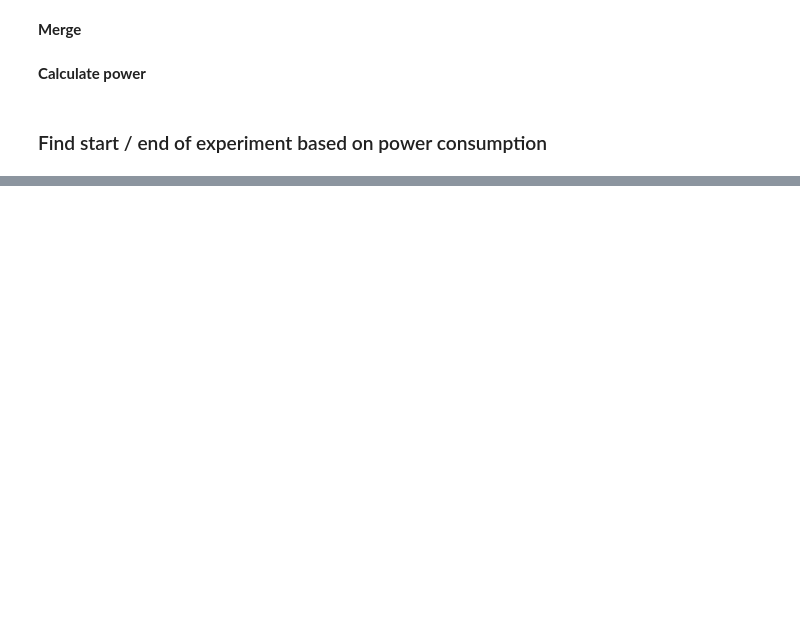
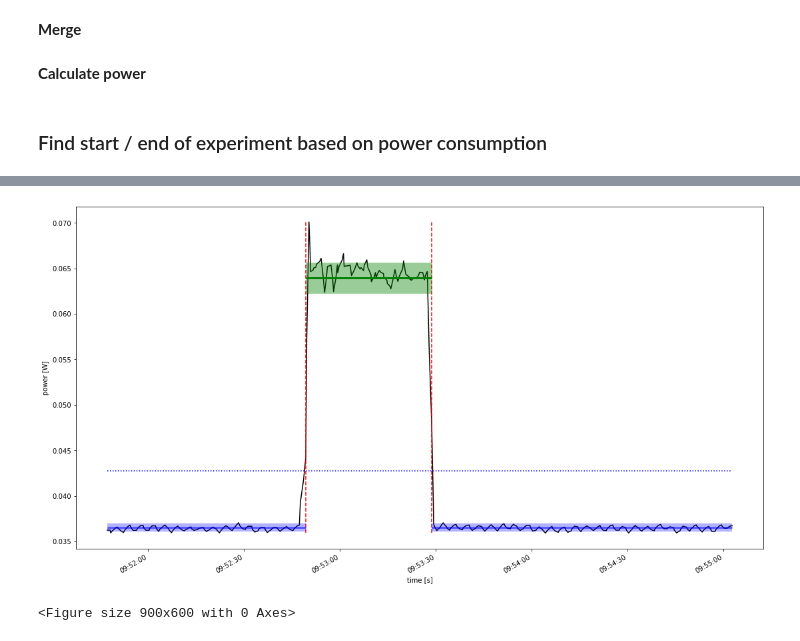
Before and after one commit to andre-stemper/ATMonSAT, a Jupyter notebook: testbench/postprocessing_calculate_power.ipynb, the cells around one changed output, grey strips where cells are left out. Saved outputs shown, nothing was run; the diff lists cells and outputs as text; code cells hidden in the pictures; blank space fills up the shorter version.

Commit message:
Modifications of some postprocessing scripts to beautify plots

```diff
--- a/testbench/postprocessing_calculate_power.ipynb
+++ b/testbench/postprocessing_calculate_power.ipynb
@@ -237,0 +267,50 @@ plt.rcParams.update({'font.size': fs})
+# %%
+
+linewidth = 3
+
+power_max = dataframe_power['power'].max()
+power_min = dataframe_power['power'].min()
+
+time_begin = dataframe_power.index[0]
+time_end  = dataframe_power.index[-1]
+
+power_threshold = power_min + (power_max - power_min) * threshold_percentage/100.0
+experiment_begin = dataframe_power[dataframe_power['power'].gt(power_threshold)].index[0]
+print("Experiment begin: {}".format(experiment_begin))
+experiment_end = dataframe_power[dataframe_power['power'].gt(power_threshold)].index[-1]
+print("Experiment end: {}".format(experiment_end))
+
+ax = dataframe_power['power'].plot(color='k')
+figure = ax.get_figure()
+figure.set_size_inches(18.5, 10.5)
+
+figure = ax.get_figure()
+length = 72*figure.bbox_inches.height * ax.get_position().height
+value_range = np.diff(ax.get_ylim())
+ps= (length / value_range)
+
+ax.vlines(x=[experiment_begin, experiment_end], ymin=power_min, ymax=power_max, colors=['r', 'r'], label='experiment begin / end', linestyles='dashed')
+ax.hlines(y=[power_threshold], xmin=time_begin, xmax=time_end, colors=['b'], linestyles='dotted', label= 'detection threshold: {}%'.format(threshold_percentage))
+# experiment mean
+ax.hlines(y=[experiment_power.mean()], xmin=experiment_begin, xmax=experiment_end, colors=['g'], label='experiment mean power',linewidth=linewidth, alpha=1.0)
+ax.hlines(y=[experiment_power.mean()], xmin=experiment_begin, xmax=experiment_end, colors=['g'], linewidth=experiment_power_std*ps, alpha=0.4)
+# background mean left side
+ax.hlines(y=[background_power.mean()], xmin=time_begin, xmax=experiment_begin, colors=['b'], label='background mean power',linewidth=linewidth, alpha=0.5)
+ax.hlines(y=[background_power.mean()], xmin=time_begin, xmax=experiment_begin, colors=['b'], linewidth=background_power_std*ps, alpha=0.3)
+
+# backround mean right side
+ax.hlines(y=[background_power.mean()], xmin=experiment_end, xmax=time_end, colors=['b'],linewidth=linewidth, alpha=0.5)
+ax.hlines(y=[background_power.mean()], xmin=experiment_end, xmax=time_end, colors=['b'],linewidth=background_power_std*ps, alpha=0.3)
+# ax.legend()
+
+ax.set_ylabel("power [W]")
+ax.set_xlabel("time [s]")
+filename = measurements_directory + os.path.sep + "power_no_legend.png"
+plt.savefig(filename)
+
+filename = measurements_directory + os.path.sep + "power_no_legend.pdf"
+fs = plt.rcParams.get('font.size')
+plt.rcParams.update({'font.size': 20})
+plt.savefig(filename, format='pdf', bbox_inches='tight', pad_inches=0.1)
+plt.rcParams.update({'font.size': fs})
+# %% [output]
@@ -237,0 +319,21 @@ plt.rcParams.update({'font.size': fs})
+[figure, added]
+# %%
+figure_legend = plt.figure(figsize=(3,2), dpi=300)
+
+legend = figure_legend.legend(ax.get_legend_handles_labels()[0], ax.get_legend_handles_labels()[1])
+
+
+def export_legend(legend, filename="legend"):
+    fig  = legend.figure
+    fig.canvas.draw()
+    bbox  = legend.get_window_extent().transformed(fig.dpi_scale_trans.inverted())
+    fig.savefig(filename+".png", dpi="figure", bbox_inches=bbox)
+    fs = plt.rcParams.get('font.size')
+    plt.rcParams.update({'font.size': 20})
+    plt.savefig(filename+".pdf", format='pdf', bbox_inches='tight', pad_inches=0.1)
+    plt.rcParams.update({'font.size': fs})
+
+export_legend(legend)
+plt.show()
+# %% [output]
+<Figure size 900x600 with 0 Axes>
```
Also changed, not shown: parts of 7 cells of this notebook, 5 other files.
